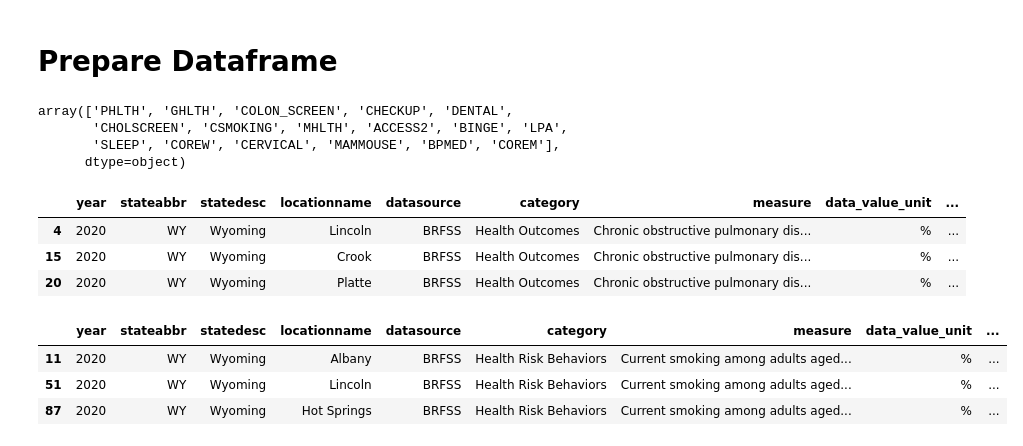
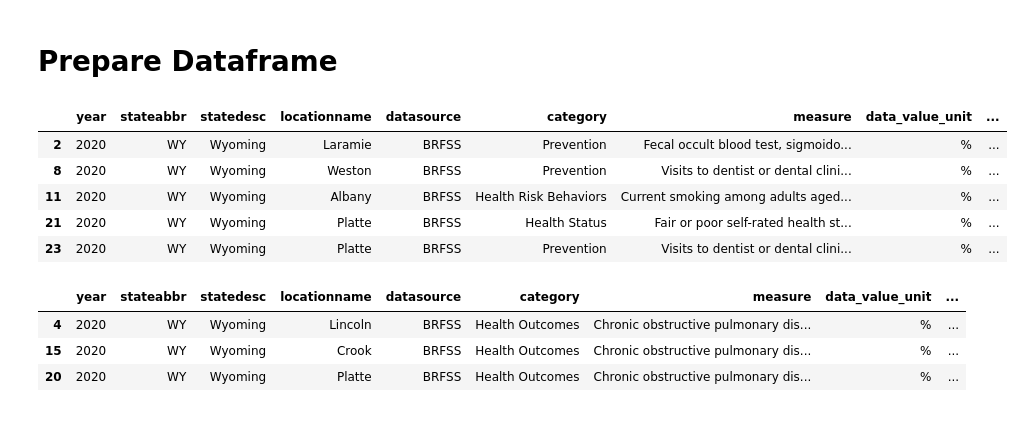
Before and after one commit to AvatarJoshi/copd_project, a Jupyter notebook: API_Connect.ipynb, the cells around one changed output. Saved outputs shown, nothing was run; the diff lists cells and outputs as text; code cells hidden in the pictures.

Commit message:
Started working on creating target and feature dataframes

```diff
--- a/API_Connect.ipynb
+++ b/API_Connect.ipynb
@@ -55,18 +55,25 @@ array(['Health Status', 'Prevention', 'Health Outcomes',
        'Health Risk Behaviors'], dtype=object)
 # %% [markdown]
 # Prepare Dataframe
-# %%
-# View measureid where category is 'Prevention' or Health Risk Behaviors' or 'Health Status'
-results_df.loc[results_df['category'].isin(['Prevention', 'Health Risk Behaviors', 'Health Status'])]['measureid'].unique()
-
-# Add these items to a list
-features_list = results_df.loc[results_df['category'].isin(['Prevention', 'Health Risk Behaviors', 'Health Status'])]['measureid'].unique()
-
-# View list
-features_list
-# %% [output]
-array(['PHLTH', 'GHLTH', 'COLON_SCREEN', 'CHECKUP', 'DENTAL',
-       'CHOLSCREEN', 'CSMOKING', 'MHLTH', 'ACCESS2', 'BINGE', 'LPA',
-       'SLEEP', 'COREW', 'CERVICAL', 'MAMMOUSE', 'BPMED', 'COREM'],
-      dtype=object)
+# %%
+# Create a list of the health outcomes which will become our features
+
+# Add the health outcomes to a list
+features_list = results_df.loc[results_df['category'].isin(['Prevention', 'Health Risk Behaviors', 'Health Status'])]['measureid'].unique()
+
+# Create a new dataframe with only the health outcomes
+features_df = results_df.loc[results_df['measureid'].isin(features_list)]
+
+# Filter features_df where data_value_type is Age-adjusted Prevalence
+features_df = features_df.loc[features_df['data_value_type'] == 'Age-adjusted prevalence']
+
+# View the features dataframe
+features_df.head()
+# %% [output]
+|  | year | stateabbr | statedesc | locationname | datasource | category | measure | data_value_unit | ... |
+| 2 | 2020 | WY | Wyoming | Laramie | BRFSS | Prevention | Fecal occult blood test, sigmoido... | % | ... |
+| 8 | 2020 | WY | Wyoming | Weston | BRFSS | Prevention | Visits to dentist or dental clini... | % | ... |
+| 11 | 2020 | WY | Wyoming | Albany | BRFSS | Health Risk Behaviors | Current smoking among adults aged... | % | ... |
+| 21 | 2020 | WY | Wyoming | Platte | BRFSS | Health Status | Fair or poor self-rated health st... | % | ... |
+| 23 | 2020 | WY | Wyoming | Platte | BRFSS | Prevention | Visits to dentist or dental clini... | % | ... |
 # %%
@@ -83,17 +90,3 @@ copd_df.head(3)
 | 4 | 2020 | WY | Wyoming | Lincoln | BRFSS | Health Outcomes | Chronic obstructive pulmonary dis... | % | ... |
 | 15 | 2020 | WY | Wyoming | Crook | BRFSS | Health Outcomes | Chronic obstructive pulmonary dis... | % | ... |
 | 20 | 2020 | WY | Wyoming | Platte | BRFSS | Health Outcomes | Chronic obstructive pulmonary dis... | % | ... |
-# %%
-# Create the smokers dataframe by filtering results_df
-smokers_df = results_df.loc[results_df["measureid"] == "CSMOKING", :]
-
-# Filter smokers_df where data_value_type is Age-adjusted prevalence
-smokers_df = smokers_df.loc[smokers_df["data_value_type"] == "Age-adjusted prevalence", :]
-
-# Display dataframe
-smokers_df.head(3)
-# %% [output]
-|  | year | stateabbr | statedesc | locationname | datasource | category | measure | data_value_unit | ... |
-| 11 | 2020 | WY | Wyoming | Albany | BRFSS | Health Risk Behaviors | Current smoking among adults aged... | % | ... |
-| 51 | 2020 | WY | Wyoming | Lincoln | BRFSS | Health Risk Behaviors | Current smoking among adults aged... | % | ... |
-| 87 | 2020 | WY | Wyoming | Hot Springs | BRFSS | Health Risk Behaviors | Current smoking among adults aged... | % | ... |
```
Also changed, not shown: parts of 2 cells of this notebook.
